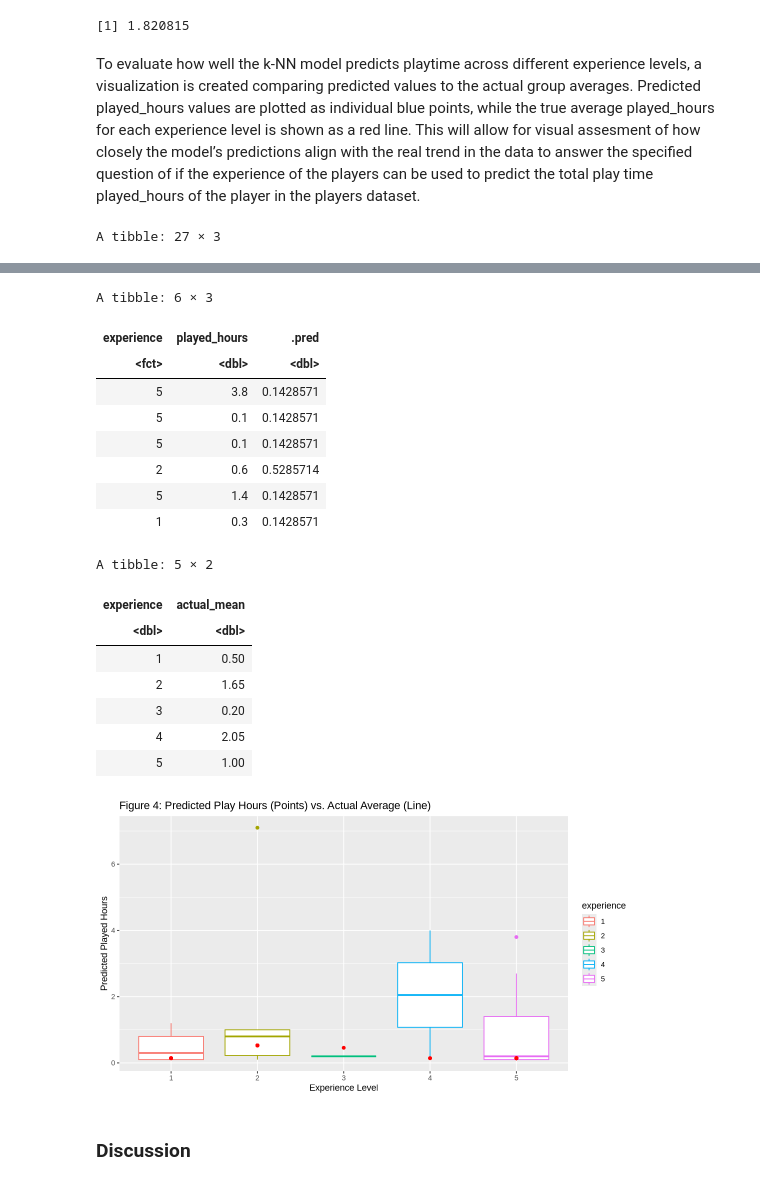
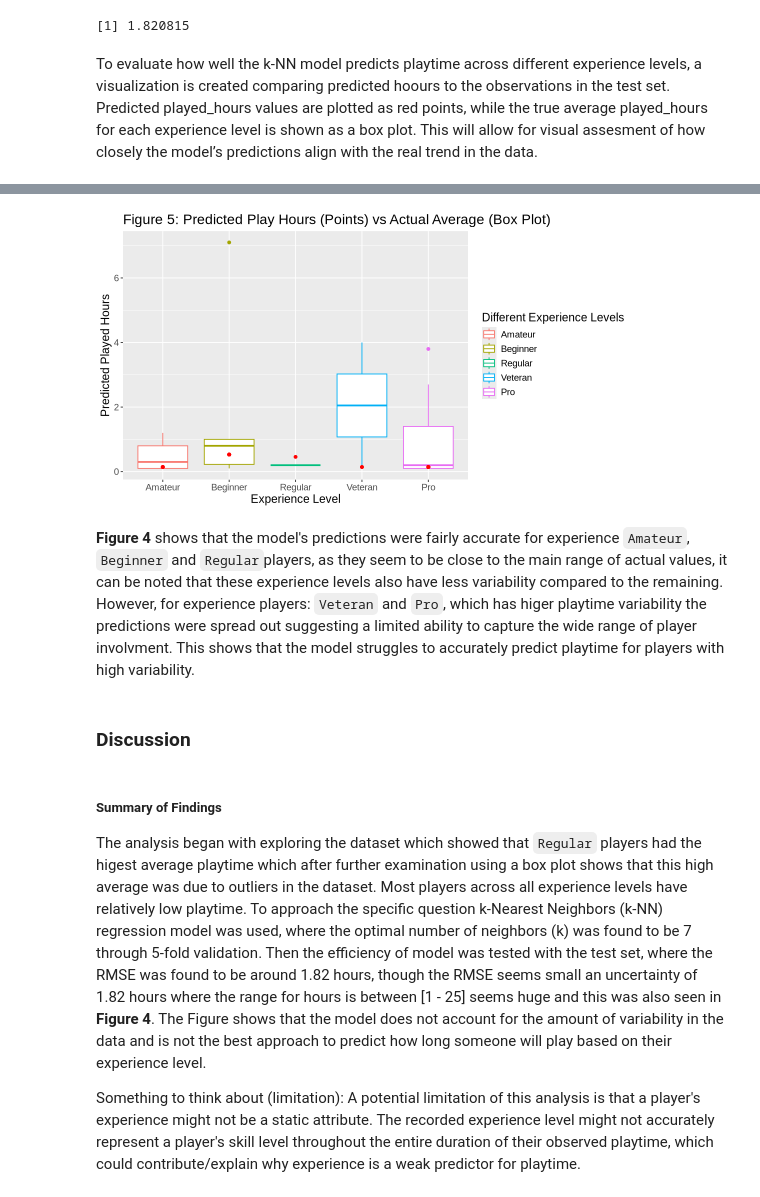
Before and after one commit to bhxxmika/DSCI-GROUP-PROJECT-15-, a Jupyter notebook: Group_project_final.ipynb, the cells around one changed output, grey strips where cells are left out. Cells and saved outputs as stored; diff of their text form; code cells hidden in the pictures.

```diff
--- a/Group_project_final.ipynb
+++ b/Group_project_final.ipynb
@@ -338,7 +341,7 @@ A tibble: 3 × 3
 | mae | standard | 0.97089947 |
 [1] 1.820815
 # %% [markdown]
-To evaluate how well the k-NN model predicts playtime across different experience levels, a visualization is created comparing predicted values to the actual group averages. Predicted played_hours values are plotted as individual blue points, while the true average played_hours for each experience level is shown as a red line. This will allow for visual assesment of how closely the model’s predictions align with the real trend in the data to answer the specified question of if the experience of the players can be used to predict the total play time played_hours of the player in the players dataset.
+To evaluate how well the k-NN model predicts playtime across different experience levels, a visualization is created comparing predicted hoours to the observations in the test set. Predicted played_hours values are plotted as red points, while the true average played_hours for each experience level is shown as a box plot. This will allow for visual assesment of how closely the model’s predictions align with the real trend in the data.
 # %%
 # Generate predictions on the testing set
 options(repr.plot.width = 9, repr.plot.height = 5)
@@ -346,25 +349,20 @@ predictions <- players_testing |>
   bind_cols(predict(players_fit, players_testing))|>
  mutate(experience = factor(experience))
 
-predictions
+#predictions
 
-# Calculate actual average played_hours per experience level
-actual_means <- players_testing |>
-  group_by(experience) |>
-  summarise(actual_mean = mean(played_hours))
 
 # Create plot
-Figure_4<-ggplot(predictions, aes(x = experience, y = played_hours, color = experience)) +
+Figure_4<-ggplot(predictions, aes(x = factor(experience), y = played_hours, color = factor(experience))) +
   geom_boxplot() +
-  geom_point(data = predictions, aes(x = experience, y = .pred),
+  geom_point(data = predictions, aes(x = factor(experience), y = .pred),
             color = "red") +
-  labs(title = "Figure 4: Predicted Play Hours (Points) vs. Actual Average (Line)",
+    scale_x_discrete(labels = c( "1" = "Amateur", "2" = "Beginner", "3" = "Regular", "4" = "Veteran", "5" = "Pro")) +
+    scale_color_discrete(labels = c("1" = "Amateur", "2" = "Beginner", "3" = "Regular", "4" = "Veteran", "5" = "Pro")) +
+  labs(title = "Figure 5: Predicted Play Hours (Points) vs Actual Average (Box Plot)",
     x = "Experience Level",
-    y = "Predicted Played Hours")
+    y = "Predicted Played Hours",
+      color = "Different Experience Levels") +
+    theme(text = element_text(size = 14))
 Figure_4
-
-head(predictions)
-
-actual_means
 # %% [output]
-A tibble: 27 × 3
@@ -389,20 +369,10 @@ A tibble: 27 × 3
-A tibble: 6 × 3
-| experience | played_hours | .pred |
-| <fct> | <dbl> | <dbl> |
-| 5 | 3.8 | 0.1428571 |
-| 5 | 0.1 | 0.1428571 |
-| 5 | 0.1 | 0.1428571 |
-| 2 | 0.6 | 0.5285714 |
-| 5 | 1.4 | 0.1428571 |
-| 1 | 0.3 | 0.1428571 |
-A tibble: 5 × 2
-| experience | actual_mean |
-| <dbl> | <dbl> |
-| 1 | 0.50 |
-| 2 | 1.65 |
-| 3 | 0.20 |
-| 4 | 2.05 |
-| 5 | 1.00 |
-[figure, old version]
+[figure, new version]
+# %% [markdown]
+**Figure 4** shows that the model's predictions were fairly accurate for experience `Amateur`, `Beginner` and `Regular`players, as they seem to be close to the main range of actual values, it can be noted that these experience levels also have less variability compared to the remaining. However, for experience players: `Veteran` and `Pro`, which has higer playtime variability the predictions were spread out suggesting a limited ability to capture the wide range of player involvment. This shows that the model struggles to accurately predict playtime for players with high variability.
 # %% [markdown]
 ### Discussion
+# %% [markdown]
+##### Summary of Findings
+The analysis began with exploring the dataset which showed that `Regular` players had the higest average playtime which after further examination using a box plot shows that this high average was due to outliers in the dataset. Most players across all experience levels have relatively low playtime. To approach the specific question k-Nearest Neighbors (k-NN) regression model was used, where the optimal number of neighbors (k) was found to be 7 through 5-fold validation. Then the efficiency of model was tested with the test set, where the RMSE was found to be around 1.82 hours, though the RMSE seems small an uncertainty of 1.82 hours where the range for hours is between [1 - 25] seems huge and this was also seen in **Figure 4**. The Figure shows that the model does not account for the amount of variability in the data and is not the best approach to predict how long someone will play based on their experience level.
+
+Something to think about (limitation): A potential limitation of this analysis is that a player's experience might not be a static attribute. The recorded experience level might not accurately represent a player's skill level throughout the entire duration of their observed playtime, which could contribute/explain why experience is a weak predictor for playtime.
```
Also changed, not shown: parts of 10 cells of this notebook.
